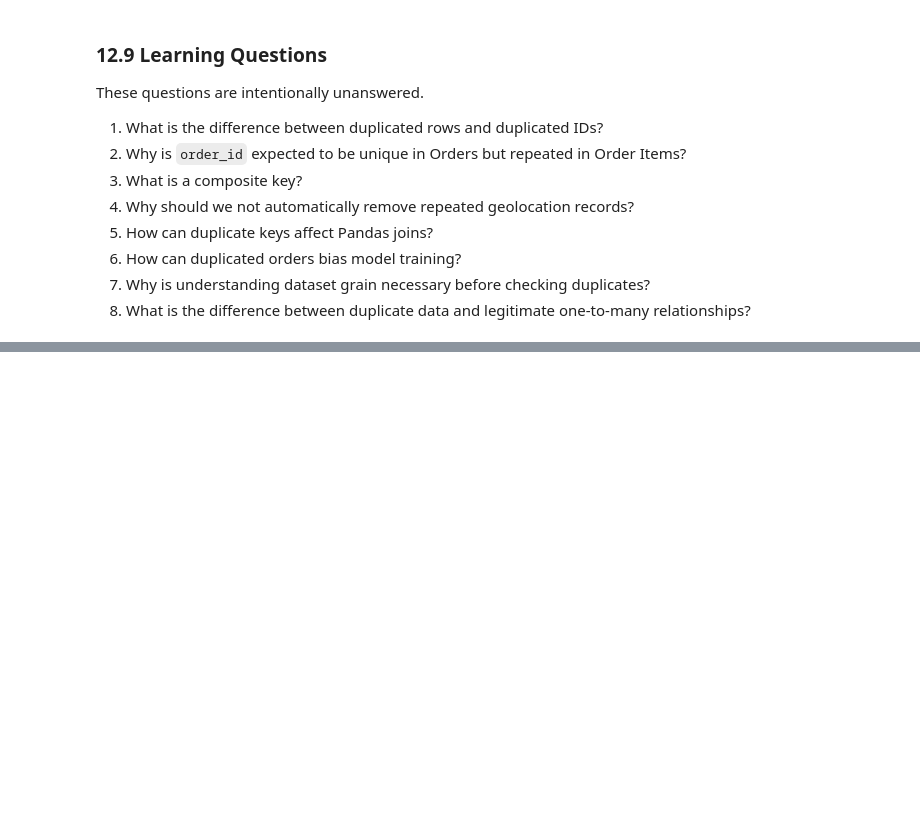
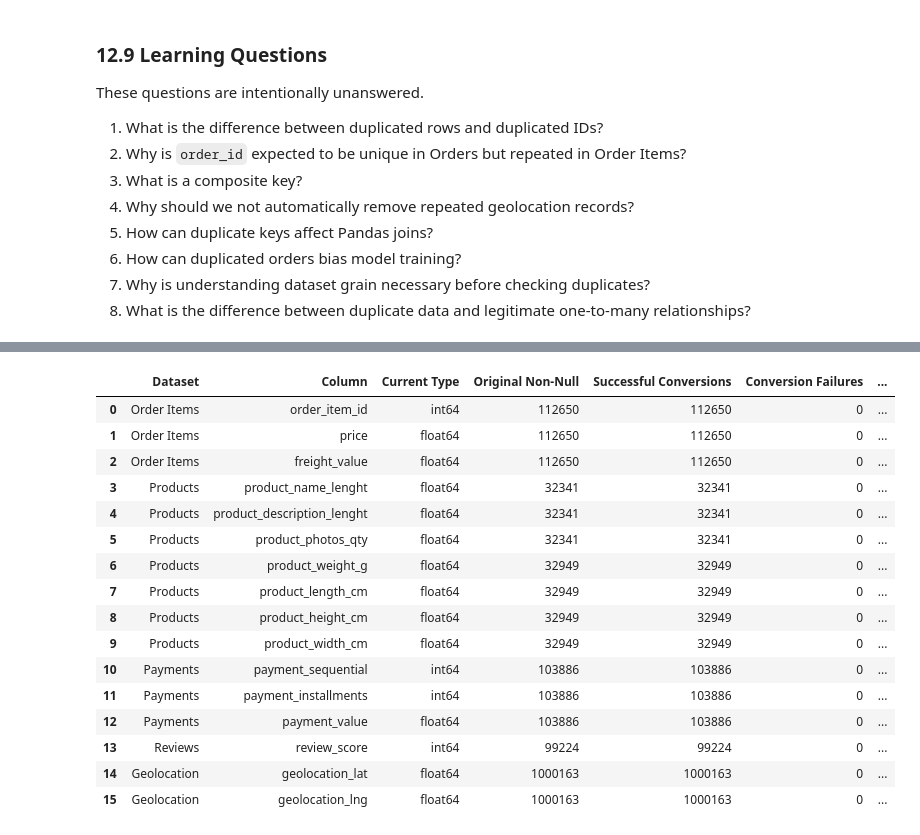
Before and after one commit to mmubashir95/ecommerce-delivery-intelligence, a Jupyter notebook: notebooks/02_data_quality.ipynb, the cells around one changed output, grey strips where cells are left out. Drawn from its saved outputs; the diff is of its cells as text; code cells hidden in the pictures; blank space fills up the shorter version.

```diff
--- a/notebooks/02_data_quality.ipynb
+++ b/notebooks/02_data_quality.ipynb
@@ -1567,0 +1911,90 @@ These questions are intentionally unanswered.
+# %%
+NUMERIC_COLUMNS = {
+    "Order Items": ["order_item_id", "price", "freight_value"],
+    "Products": [
+        "product_name_lenght",
+        "product_description_lenght",
+        "product_photos_qty",
+        "product_weight_g",
+        "product_length_cm",
+        "product_height_cm",
+        "product_width_cm",
+    ],
+    "Payments": [
+        "payment_sequential",
+        "payment_installments",
+        "payment_value",
+    ],
+    "Reviews": ["review_score"],
+    "Geolocation": ["geolocation_lat", "geolocation_lng"],
+}
+
+
+def numeric_conversion_profile(
+    dataset_name: str, dataframe: pd.DataFrame, column: str
+) -> tuple[dict, pd.DataFrame]:
+    '''Test numeric parsing without treating original nulls as failures.'''
+    original = dataframe[column]
+    converted = pd.to_numeric(original, errors="coerce")
+    original_non_null = original.notna()
+    failure_mask = original_non_null & converted.isna()
+    non_null_count = int(original_non_null.sum())
+    successful_count = int((original_non_null & converted.notna()).sum())
+
+    summary = {
+        "Dataset": dataset_name,
+        "Column": column,
+        "Current Type": str(original.dtype),
+        "Original Non-Null": non_null_count,
+        "Successful Conversions": successful_count,
+        "Conversion Failures": int(failure_mask.sum()),
+        "Success Percentage": (
+            successful_count / non_null_count * 100 if non_null_count else 100.0
+        ),
+    }
+    failures = pd.DataFrame(
+        {
+            "Dataset": dataset_name,
+            "Column": column,
+            "Unparseable Value": original.loc[failure_mask]
+            .astype("string")
+            .unique()[:5],
+        }
+    )
+    return summary, failures
+
+
+numeric_summaries = []
+numeric_failure_samples = []
+for dataset_name, columns in NUMERIC_COLUMNS.items():
+    for column in columns:
+        summary, failures = numeric_conversion_profile(
+            dataset_name, datasets[dataset_name], column
+        )
+        numeric_summaries.append(summary)
+        numeric_failure_samples.append(failures)
+
+numeric_conversion_summary = pd.DataFrame(numeric_summaries)
+numeric_conversion_failures = pd.concat(
+    numeric_failure_samples, ignore_index=True
+)
+display(numeric_conversion_summary)
+display(numeric_conversion_failures)
+# %% [output]
+|  | Dataset | Column | Current Type | Original Non-Null | Successful Conversions | Conversion Failures | ... |
+| 0 | Order Items | order_item_id | int64 | 112650 | 112650 | 0 | ... |
+| 1 | Order Items | price | float64 | 112650 | 112650 | 0 | ... |
+| 2 | Order Items | freight_value | float64 | 112650 | 112650 | 0 | ... |
+| 3 | Products | product_name_lenght | float64 | 32341 | 32341 | 0 | ... |
+| 4 | Products | product_description_lenght | float64 | 32341 | 32341 | 0 | ... |
+| 5 | Products | product_photos_qty | float64 | 32341 | 32341 | 0 | ... |
+| 6 | Products | product_weight_g | float64 | 32949 | 32949 | 0 | ... |
+| 7 | Products | product_length_cm | float64 | 32949 | 32949 | 0 | ... |
+| 8 | Products | product_height_cm | float64 | 32949 | 32949 | 0 | ... |
+| 9 | Products | product_width_cm | float64 | 32949 | 32949 | 0 | ... |
+| 10 | Payments | payment_sequential | int64 | 103886 | 103886 | 0 | ... |
+| 11 | Payments | payment_installments | int64 | 103886 | 103886 | 0 | ... |
+| 12 | Payments | payment_value | float64 | 103886 | 103886 | 0 | ... |
+| 13 | Reviews | review_score | int64 | 99224 | 99224 | 0 | ... |
+| 14 | Geolocation | geolocation_lat | float64 | 1000163 | 1000163 | 0 | ... |
+| 15 | Geolocation | geolocation_lng | float64 | 1000163 | 1000163 | 0 | ... |
```
Also changed, not shown: parts of 21 cells of this notebook.
